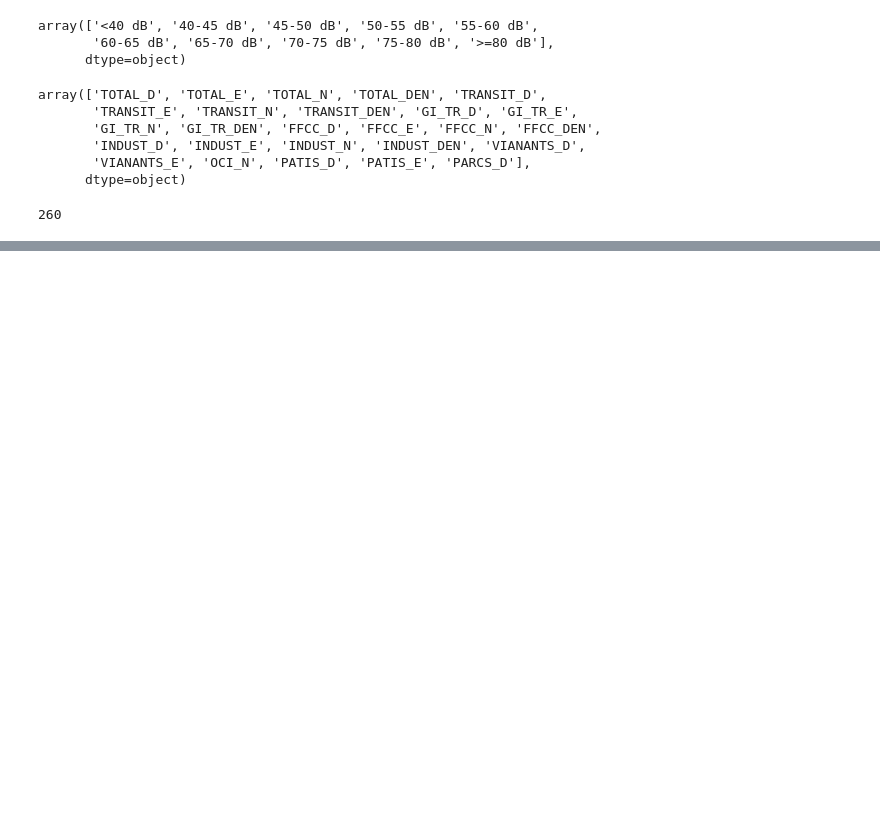
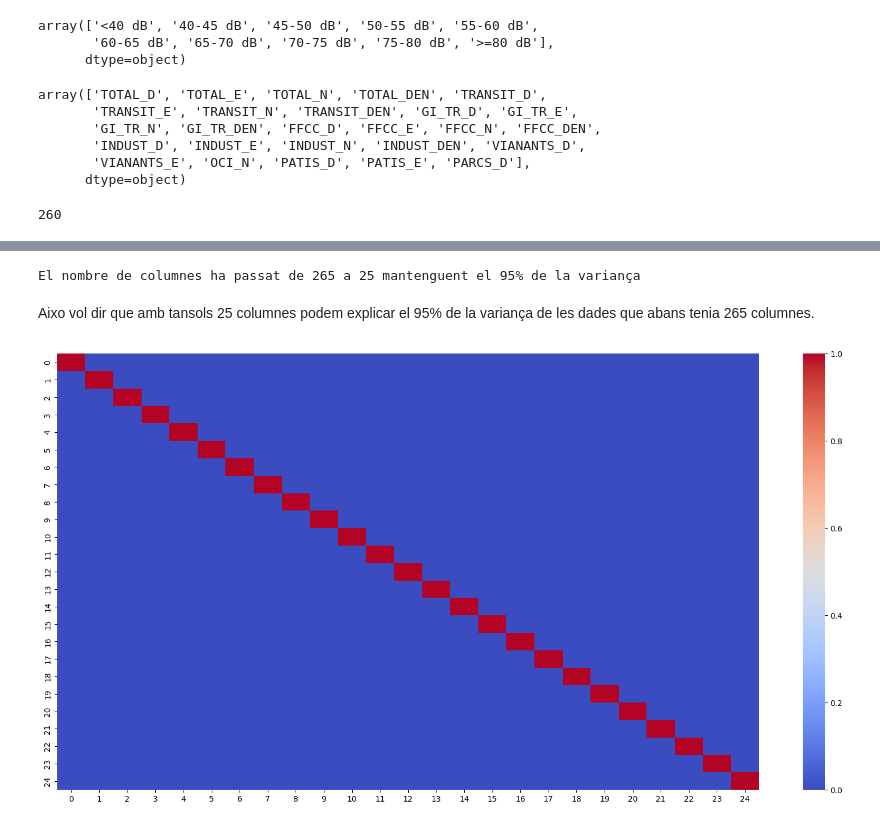
Before and after one commit to mpilligua/Jump2Digital-DataScience, a Jupyter notebook: Main.ipynb, the cells around one changed output, grey strips where cells are left out. Cells and saved outputs as stored; diff of their text form; code cells hidden in the pictures; blank space fills up the shorter version.

```diff
--- a/Main.ipynb
+++ b/Main.ipynb
@@ -214,0 +176,4 @@ plt.show()
+# %%
+# Eliminem totes les columnes que no ens interessen
+dades_lloguer_soroll.drop(['Nom_Districte', 'Nom_Barri'], axis=1, inplace=True)
+dades_lloguer_soroll.head()
@@ -214,0 +212,3 @@ plt.show()
+# %%
+# Com tan sols hi ha un valor, eliminam la columna
+dades_lloguer_soroll.drop(['Any'], axis=1, inplace=True)
@@ -214,0 +259,38 @@ plt.show()
+# %%
+from sklearn.decomposition import PCA
+from sklearn.preprocessing import StandardScaler
+
+def FPCA(SelectedData, boundary):
+    scaler = StandardScaler()
+    CentredData = scaler.fit_transform(SelectedData)
+
+    k = 0;
+    variance = 0
+    while (variance < boundary):
+        k += 1
+        pca = PCA(n_components=k)
+        ReducedData = pca.fit_transform(CentredData)
+        variance += pca.explained_variance_ratio_[k-1]
+
+    data_reduced = pd.DataFrame(ReducedData)
+    return data_reduced
+# %%
+# apply PCA to reduce the number of columns
+from sklearn.decomposition import PCA
+
+pca = FPCA(dades_lloguer_soroll, 0.95)
+
+print(f"El nombre de columnes ha passat de {dades_lloguer_soroll.shape[1]} a {pca.shape[1]} mantenguent el 95% de la variança")
+# %% [output]
+El nombre de columnes ha passat de 265 a 25 mantenguent el 95% de la variança
+# %% [markdown]
+Aixo vol dir que amb tansols 25 columnes podem explicar el 95% de la variança de les dades que abans tenia 265 columnes.
+# %%
+# Per ultim podem comprovar si hi ha alguna correlacio entre les variables
+import seaborn as sns
+
+plt.figure(figsize=(20, 10))
+sns.heatmap(pca.corr(), annot=False, cmap='coolwarm')
+plt.show()
+# %% [output]
+[figure, added]
```
Also changed, not shown: parts of 39 cells of this notebook, 1 other file.
